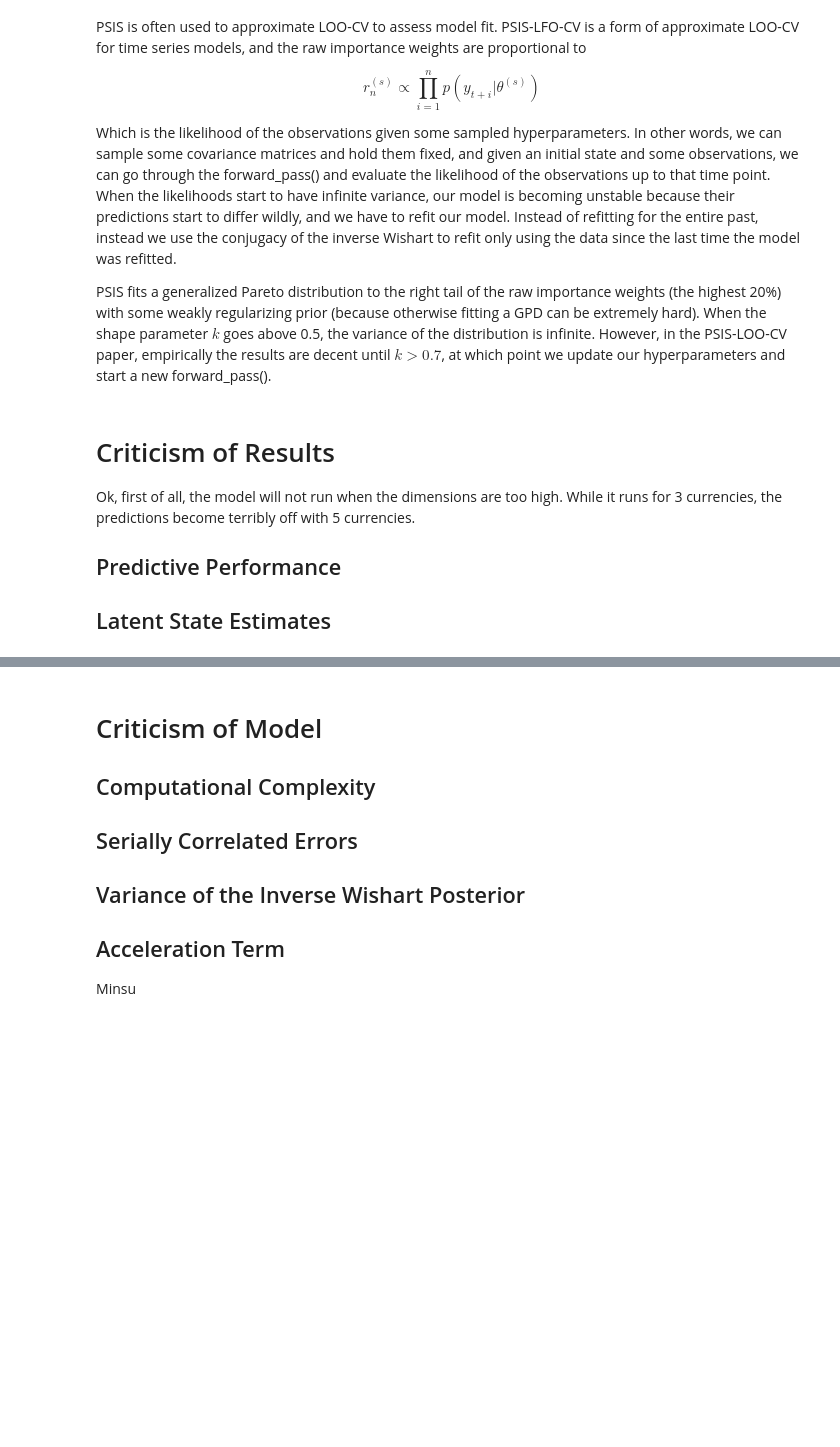
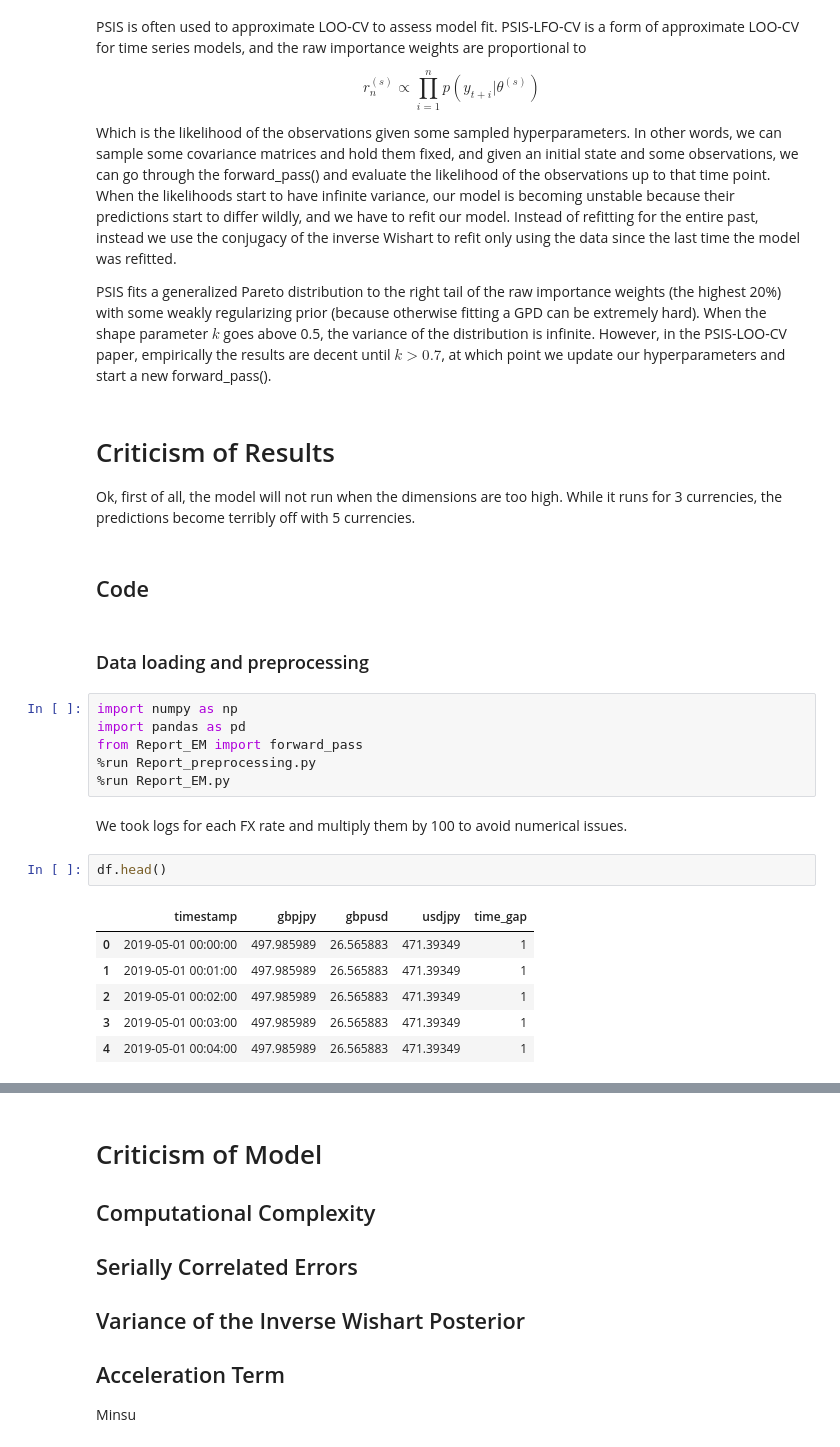
Before and after one commit to my2582/mlpp, a Jupyter notebook: Report.ipynb, the cells around one changed output, grey strips where cells are left out. Cells and saved outputs as stored; diff of their text form; blank space fills up the shorter version.

Commit message:
Report files to be graded

```diff
--- a/Report.ipynb
+++ b/Report.ipynb
@@ -168,9 +168,24 @@ PSIS fits a generalized Pareto distribution to the right tail of the raw importa
 # Criticism of Results
 
 Ok, first of all, the model will not run when the dimensions are too high. While it runs for 3 currencies, the predictions become terribly off with 5 currencies.
-
-## Predictive Performance
-
-
-
-## Latent State Estimates
+# %% [markdown]
+## Code
+# %% [markdown]
+### Data loading and preprocessing
+# %%
+import numpy as np
+import pandas as pd
+from Report_EM import forward_pass
+%run Report_preprocessing.py
+%run Report_EM.py
+# %% [markdown]
+We took logs for each FX rate and multiply them by 100 to avoid numerical issues.
+# %%
+df.head()
+# %% [output]
+|  | timestamp | gbpjpy | gbpusd | usdjpy | time_gap |
+| 0 | 2019-05-01 00:00:00 | 497.985989 | 26.565883 | 471.39349 | 1 |
+| 1 | 2019-05-01 00:01:00 | 497.985989 | 26.565883 | 471.39349 | 1 |
+| 2 | 2019-05-01 00:02:00 | 497.985989 | 26.565883 | 471.39349 | 1 |
+| 3 | 2019-05-01 00:03:00 | 497.985989 | 26.565883 | 471.39349 | 1 |
+| 4 | 2019-05-01 00:04:00 | 497.985989 | 26.565883 | 471.39349 | 1 |
```
Also changed, not shown: parts of 17 cells of this notebook, 5 other files.
